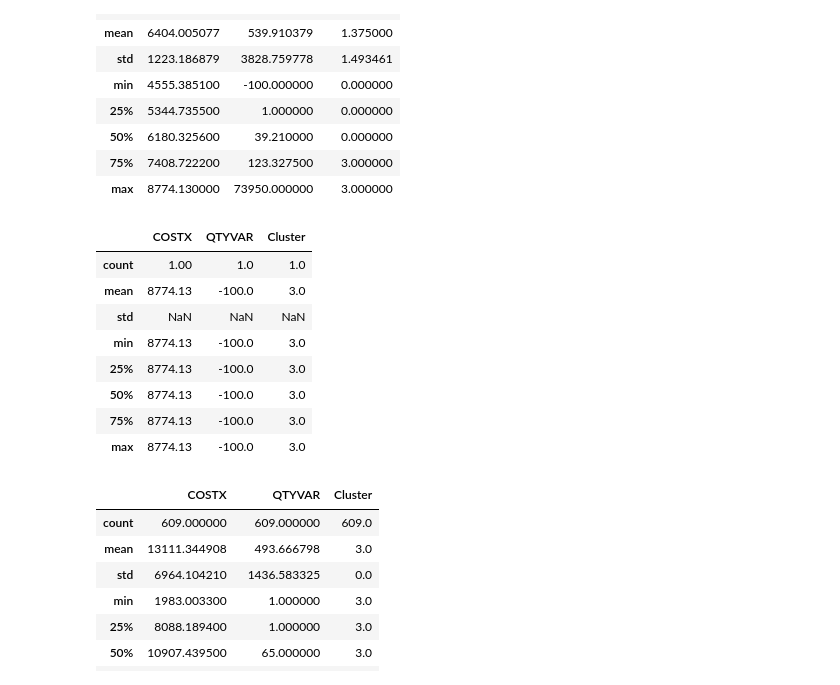
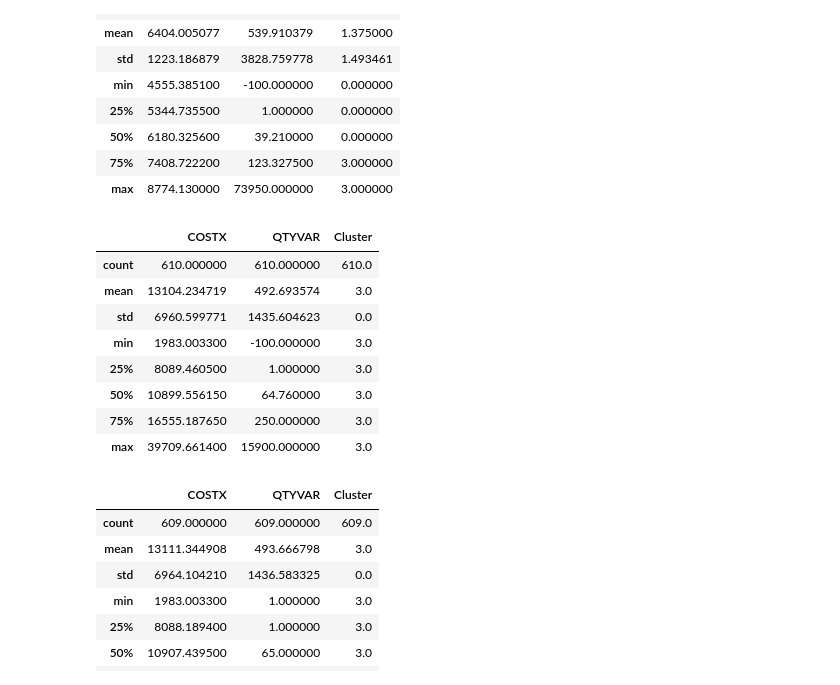
Before and after one commit to rjnakano/manejo-inventarios-pdg, a Jupyter notebook: Notebooks/TDG042521V2.ipynb, the cells around one changed output. Saved outputs shown, nothing was run; the diff lists cells and outputs as text; code cells hidden in the pictures.

```diff
--- a/Notebooks/TDG042521V2.ipynb
+++ b/Notebooks/TDG042521V2.ipynb
@@ -794,17 +794,17 @@ df[(df['COSTX']>=4555.3851) & (df['COSTX']<=8774.13)].describe()
 | 75% | 7408.722200 | 123.327500 | 3.000000 |
 | max | 8774.130000 | 73950.000000 | 3.000000 |
 # %%
-df[(df['Cluster']==3) & (df['QTYVAR']<0)].describe()
+df[df['Cluster']==3].describe()
 # %% [output]
 |  | COSTX | QTYVAR | Cluster |
-| count | 1.00 | 1.0 | 1.0 |
-| mean | 8774.13 | -100.0 | 3.0 |
-| std | NaN | NaN | NaN |
-| min | 8774.13 | -100.0 | 3.0 |
-| 25% | 8774.13 | -100.0 | 3.0 |
-| 50% | 8774.13 | -100.0 | 3.0 |
-| 75% | 8774.13 | -100.0 | 3.0 |
-| max | 8774.13 | -100.0 | 3.0 |
+| count | 610.000000 | 610.000000 | 610.0 |
+| mean | 13104.234719 | 492.693574 | 3.0 |
+| std | 6960.599771 | 1435.604623 | 0.0 |
+| min | 1983.003300 | -100.000000 | 3.0 |
+| 25% | 8089.460500 | 1.000000 | 3.0 |
+| 50% | 10899.556150 | 64.760000 | 3.0 |
+| 75% | 16555.187650 | 250.000000 | 3.0 |
+| max | 39709.661400 | 15900.000000 | 3.0 |
 # %%
 df[(df['Cluster']==3) & (df['COSTX']!=8774.13)].describe()
 # %% [output]
```
Also changed, not shown: parts of 3 cells of this notebook.
